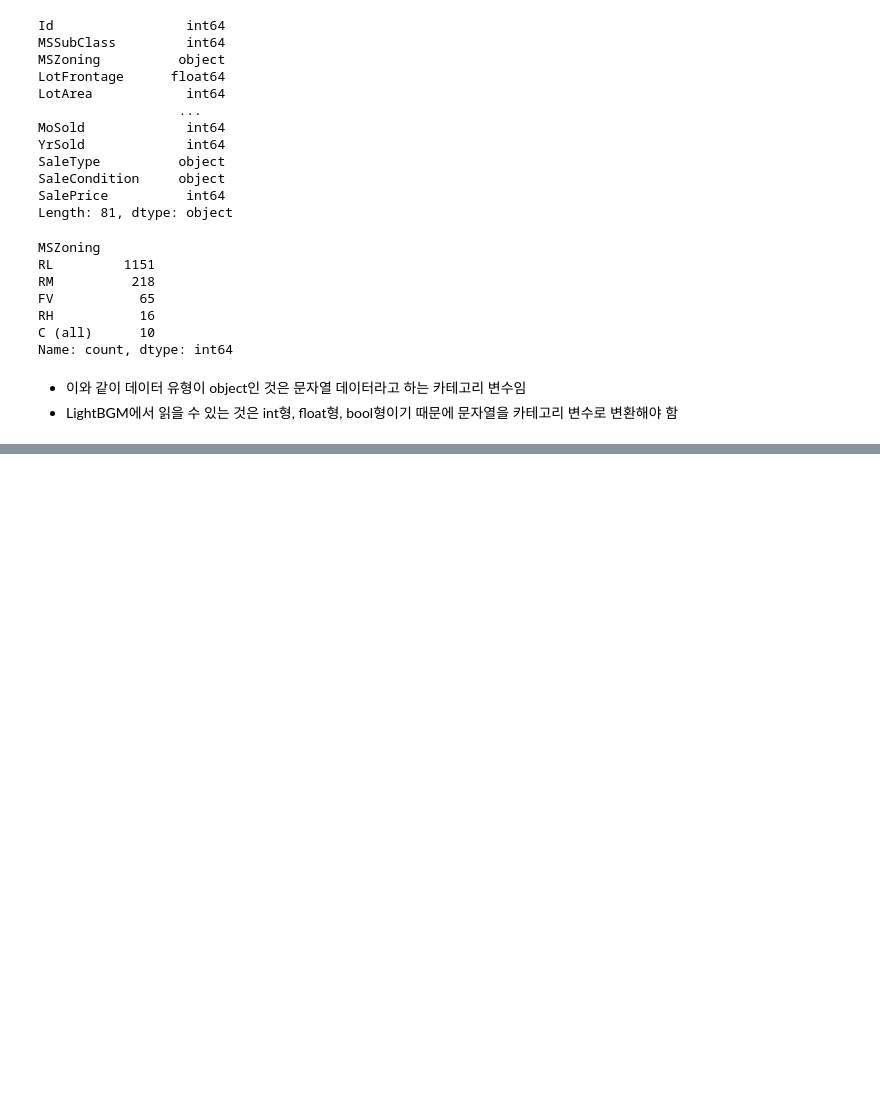
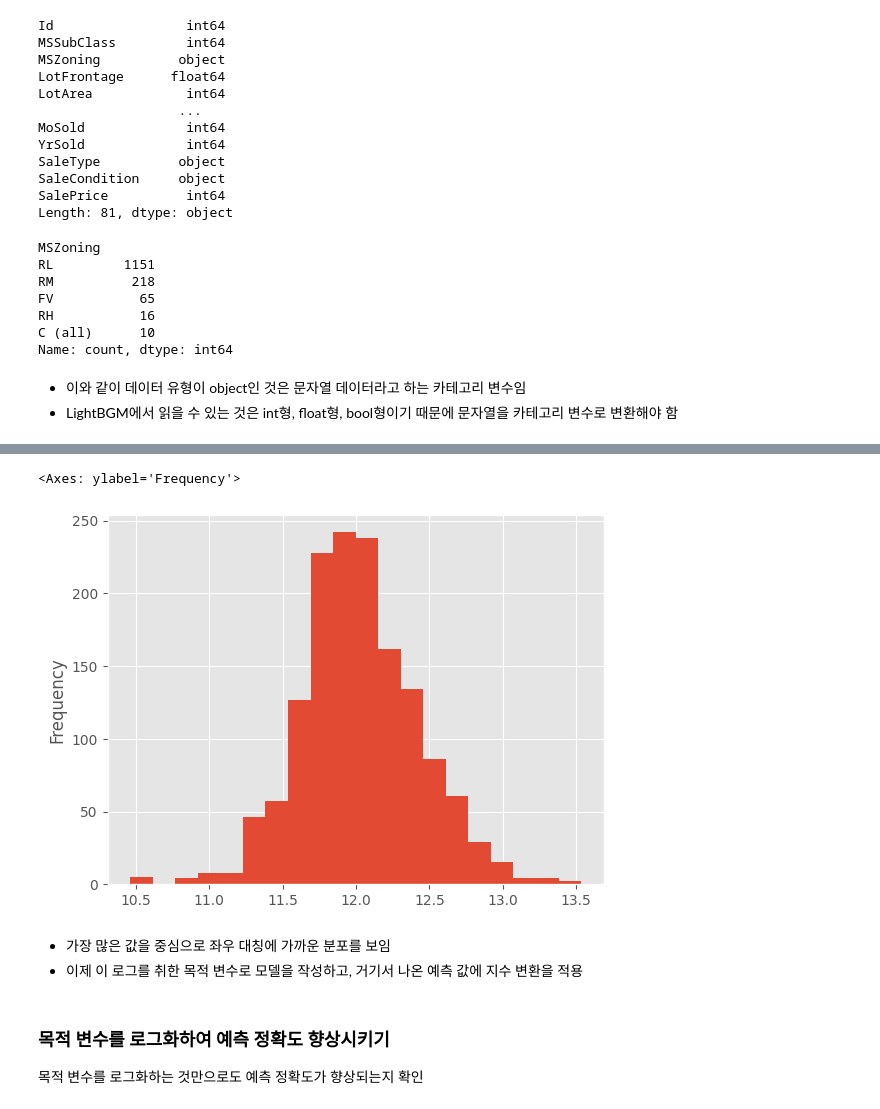
Before and after one commit to LDYWINNER/TIML, a Jupyter notebook: kaggle/house_prices/house_prices_tutorial.ipynb, the cells around one changed output, grey strips where cells are left out. Drawn from its saved outputs; the diff is of its cells as text; code cells hidden in the pictures; blank space fills up the shorter version.

```diff
--- a/kaggle/house_prices/house_prices_tutorial.ipynb
+++ b/kaggle/house_prices/house_prices_tutorial.ipynb
@@ -93,0 +476,12 @@ Name: count, dtype: int64
+# %%
+np.log(train_df["SalePrice"]).plot.hist(bins=20)
+# %% [output]
+<Axes: ylabel='Frequency'>
+[figure, added]
+# %% [markdown]
+- 가장 많은 값을 중심으로 좌우 대칭에 가까운 분포를 보임
+- 이제 이 로그를 취한 목적 변수로 모델을 작성하고, 거기서 나온 예측 값에 지수 변환을 적용
+# %% [markdown]
+### 목적 변수를 로그화하여 예측 정확도 향상시키기
+
+목적 변수를 로그화하는 것만으로도 예측 정확도가 향상되는지 확인
```
Also changed, not shown: parts of 57 cells of this notebook.
